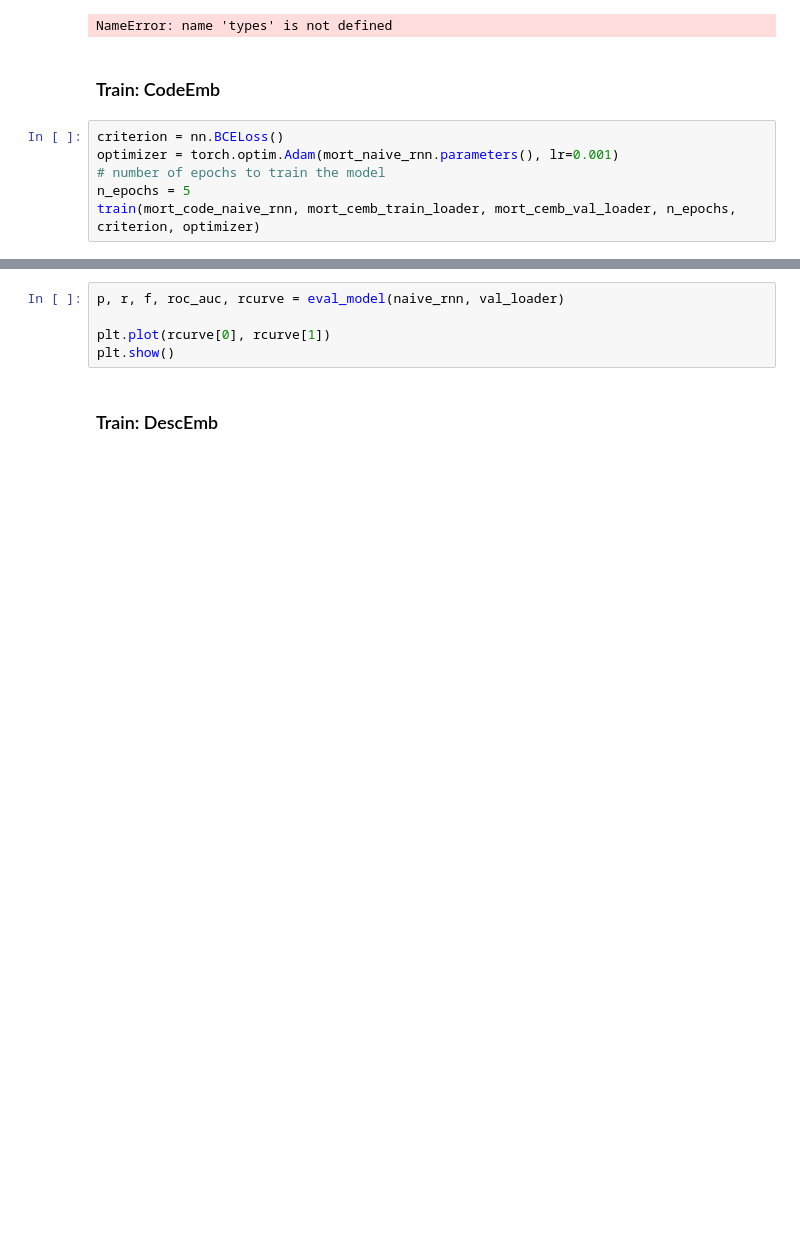
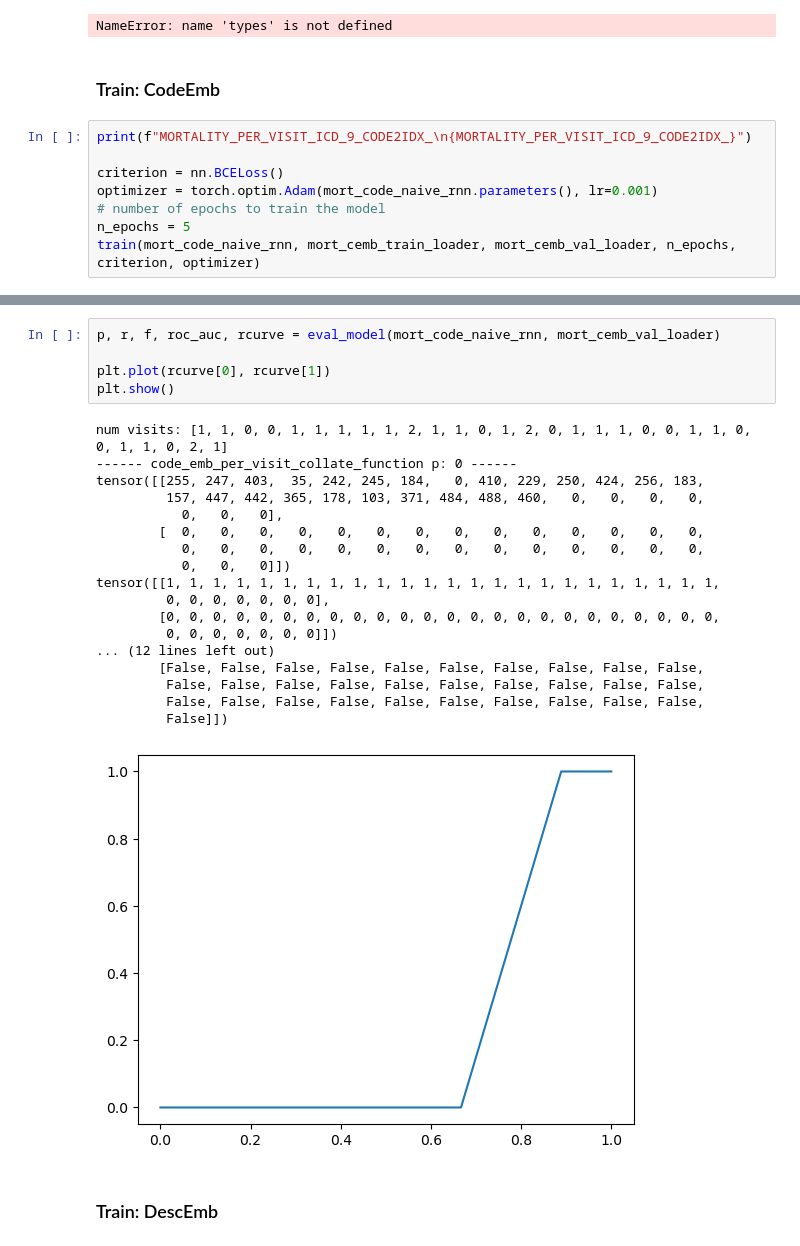
Before and after one commit to abot3/cs598_desc_emb_project, a Jupyter notebook: src/cs598_dlh_final_project.ipynb, the cells around one changed output, grey strips where cells are left out. Cells and saved outputs as stored; diff of their text form; blank space fills up the shorter version.

Commit message:
Fix num_codes error in code_emb_per_visit_collate_function

```diff
--- a/src/cs598_dlh_final_project.ipynb
+++ b/src/cs598_dlh_final_project.ipynb
@@ -2276,8 +2242,10 @@ NameError: name 'types' is not defined
 # %% [markdown]
 ### Train: CodeEmb
 # %%
+print(f"MORTALITY_PER_VISIT_ICD_9_CODE2IDX_\n{MORTALITY_PER_VISIT_ICD_9_CODE2IDX_}")
+
 criterion = nn.BCELoss()
-optimizer = torch.optim.Adam(mort_naive_rnn.parameters(), lr=0.001)
+optimizer = torch.optim.Adam(mort_code_naive_rnn.parameters(), lr=0.001)
 # number of epochs to train the model
 n_epochs = 5
 train(mort_code_naive_rnn, mort_cemb_train_loader, mort_cemb_val_loader, n_epochs, criterion, optimizer)
@@ -2284,8 +2270,27 @@ train(mort_code_naive_rnn, mort_cemb_train_loader, mort_cemb_val_loader, n_epoch
 # %%
-p, r, f, roc_auc, rcurve = eval_model(naive_rnn, val_loader)
+p, r, f, roc_auc, rcurve = eval_model(mort_code_naive_rnn, mort_cemb_val_loader)
 
 plt.plot(rcurve[0], rcurve[1])
 plt.show()
+# %% [output]
+num visits: [1, 1, 0, 0, 1, 1, 1, 1, 1, 2, 1, 1, 0, 1, 2, 0, 1, 1, 1, 0, 0, 1, 1, 0, 0, 1, 1, 0, 2, 1]
+------ code_emb_per_visit_collate_function p: 0 ------
+tensor([[255, 247, 403,  35, 242, 245, 184,   0, 410, 229, 250, 424, 256, 183,
+         157, 447, 442, 365, 178, 103, 371, 484, 488, 460,   0,   0,   0,   0,
+           0,   0,   0],
+        [  0,   0,   0,   0,   0,   0,   0,   0,   0,   0,   0,   0,   0,   0,
+           0,   0,   0,   0,   0,   0,   0,   0,   0,   0,   0,   0,   0,   0,
+           0,   0,   0]])
+tensor([[1, 1, 1, 1, 1, 1, 1, 1, 1, 1, 1, 1, 1, 1, 1, 1, 1, 1, 1, 1, 1, 1, 1, 1,
+         0, 0, 0, 0, 0, 0, 0],
+        [0, 0, 0, 0, 0, 0, 0, 0, 0, 0, 0, 0, 0, 0, 0, 0, 0, 0, 0, 0, 0, 0, 0, 0,
+         0, 0, 0, 0, 0, 0, 0]])
+... (12 lines left out)
+        [False, False, False, False, False, False, False, False, False, False,
+         False, False, False, False, False, False, False, False, False, False,
+         False, False, False, False, False, False, False, False, False, False,
+         False]])
+[figure, added]
 # %% [markdown]
 ### Train: DescEmb
 # %%
```
Also changed, not shown: parts of 20 cells of this notebook.
